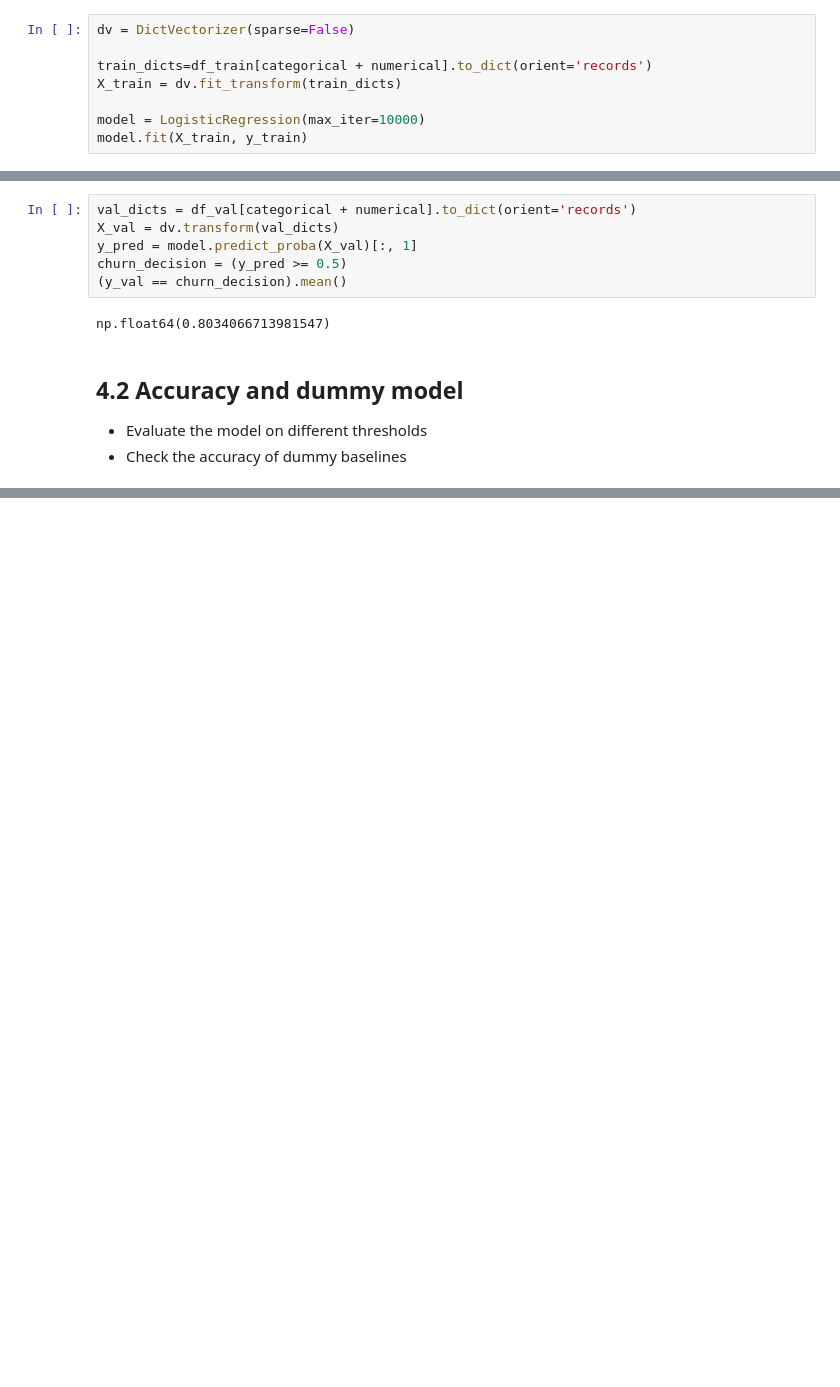
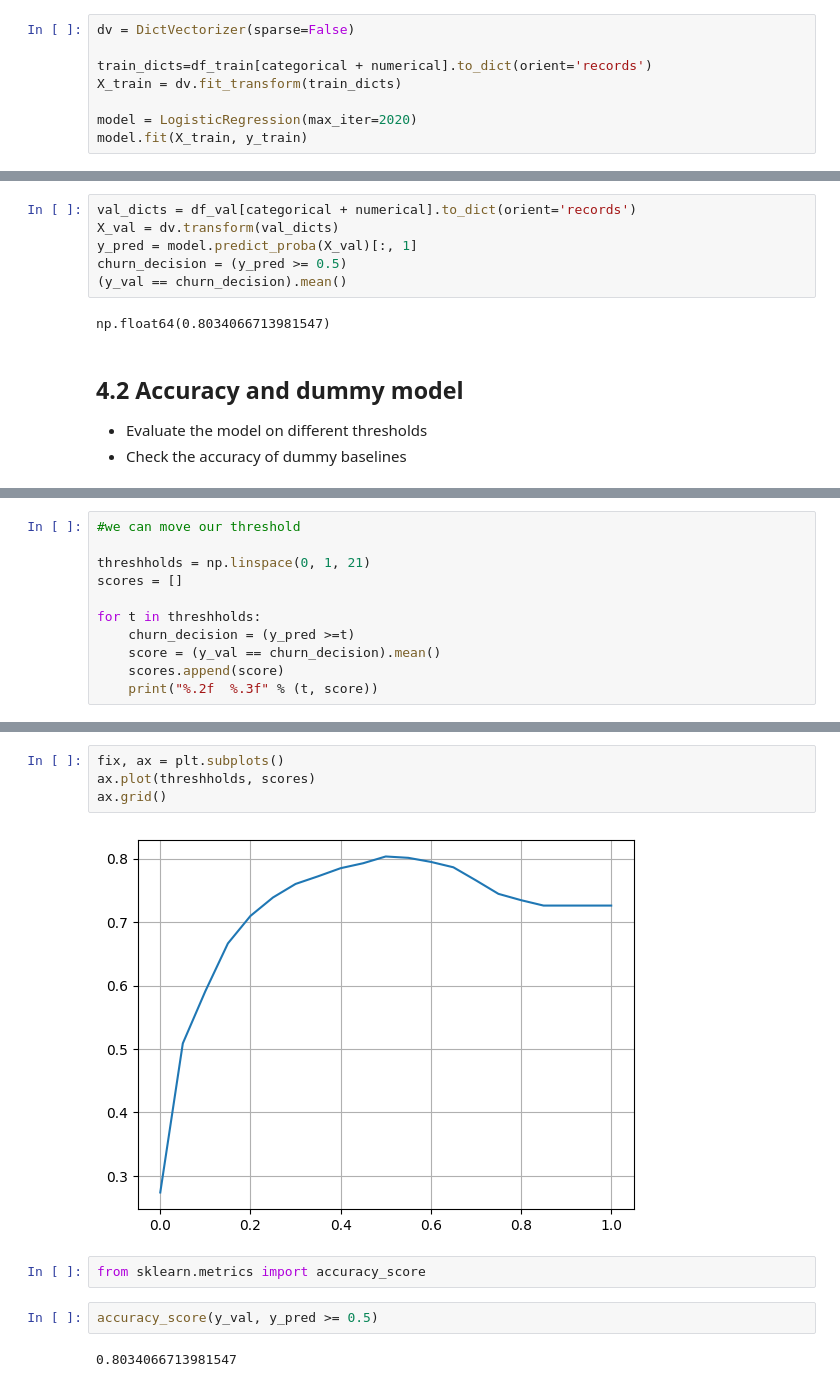
Before and after one commit to khvatov/machine-learning-zoomcamp-homework, a Jupyter notebook: 04-evaluation_metrics/evaluation_practice.ipynb, the cells around one changed output, grey strips where cells are left out. Saved outputs shown, nothing was run; the diff lists cells and outputs as text; blank space fills up the shorter version.

```diff
--- a/04-evaluation_metrics/evaluation_practice.ipynb
+++ b/04-evaluation_metrics/evaluation_practice.ipynb
@@ -53,6 +53,6 @@ dv = DictVectorizer(sparse=False)
 train_dicts=df_train[categorical + numerical].to_dict(orient='records')
 X_train = dv.fit_transform(train_dicts)
 
-model = LogisticRegression(max_iter=10000)
+model = LogisticRegression(max_iter=2020)
 model.fit(X_train, y_train)
 # %% [output]
@@ -72,0 +86,11 @@ np.float64(0.8034066713981547)
+# %%
+#we can move our threshold
+
+threshholds = np.linspace(0, 1, 21)
+scores = []
+
+for t in threshholds:
+    churn_decision = (y_pred >=t)
+    score = (y_val == churn_decision).mean()
+    scores.append(score)
+    print("%.2f  %.3f" % (t, score))
@@ -72,0 +115,12 @@ np.float64(0.8034066713981547)
+# %%
+fix, ax = plt.subplots()
+ax.plot(threshholds, scores)
+ax.grid()
+# %% [output]
+[figure, added]
+# %%
+from sklearn.metrics import accuracy_score
+# %%
+accuracy_score(y_val, y_pred >= 0.5)
+# %% [output]
+0.8034066713981547
```
Also changed, not shown: parts of 50 cells of this notebook, 4 other files.
